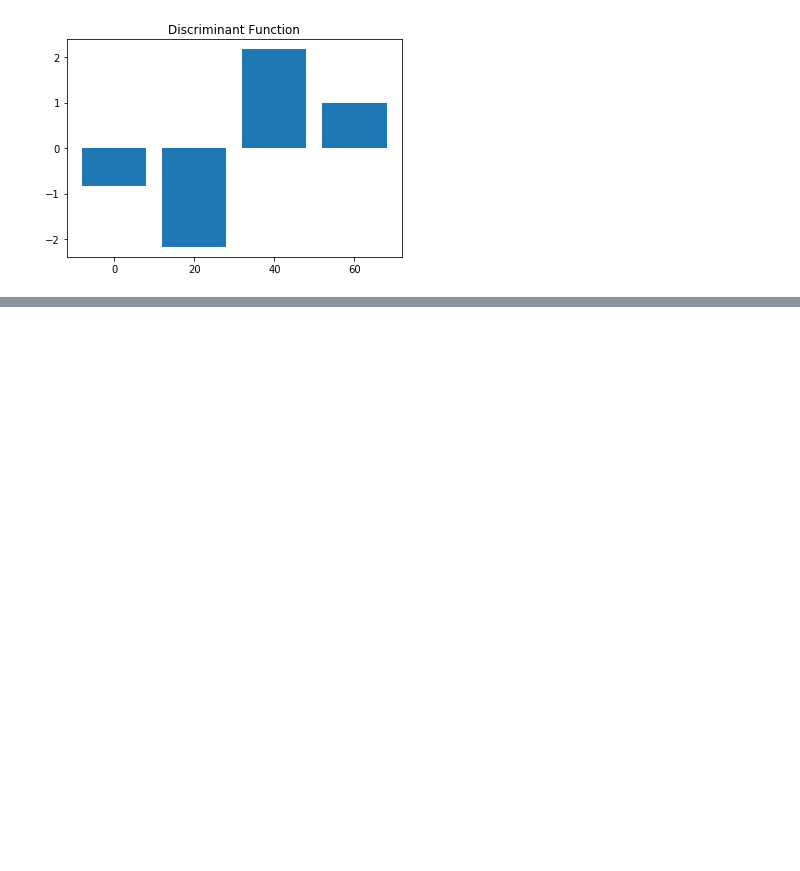
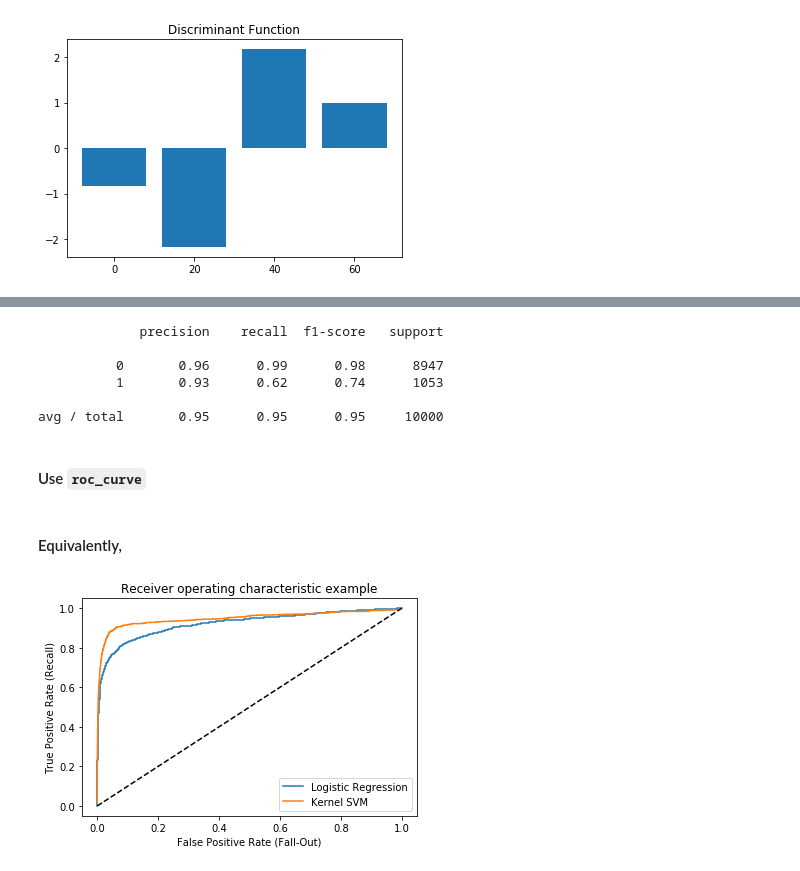
Before and after one commit to baegwangbin/TIL, a Jupyter notebook: Classification/3_Introduction.ipynb, the cells around one changed output, grey strips where cells are left out. Saved outputs shown, nothing was run; the diff lists cells and outputs as text; code cells hidden in the pictures; blank space fills up the shorter version.

```diff
--- a/Classification/3_Introduction.ipynb
+++ b/Classification/3_Introduction.ipynb
@@ -287,0 +441,13 @@ plt.show()
+# %%
+from sklearn.datasets import make_classification
+
+X, y = make_classification(n_samples=10000, weights=[0.9, 0.1], random_state=1)
+# %%
+from sklearn.linear_model import LogisticRegression
+from sklearn.svm import SVC
+
+model1 = LogisticRegression().fit(X, y)
+y_hat1 = model1.predict(X)
+
+model2 = SVC(gamma=0.0026, C=10, probability=True).fit(X, y)
+y_hat2 = model2.predict(X)
@@ -287,0 +473,11 @@ plt.show()
+# %%
+print(classification_report(y, model2.predict(X)))
+# %% [output]
+             precision    recall  f1-score   support
+
+          0       0.96      0.99      0.98      8947
+          1       0.93      0.62      0.74      1053
+
+avg / total       0.95      0.95      0.95     10000
+# %% [markdown]
+#### Use `roc_curve`
@@ -287,0 +489,16 @@ plt.show()
+# %% [markdown]
+#### Equivalently,
+# %%
+fpr1, tpr1, thresholds1 = roc_curve(y, model1.predict_proba(X)[:, 1])
+fpr2, tpr2, thresholds1 = roc_curve(y, model2.predict_proba(X)[:, 1])
+# %%
+plt.plot(fpr1, tpr1, label="Logistic Regression")
+plt.plot(fpr2, tpr2, label="Kernel SVM")
+plt.legend()
+plt.plot([0, 1], [0, 1], 'k--', label="random guess")
+plt.xlabel('False Positive Rate (Fall-Out)')
+plt.ylabel('True Positive Rate (Recall)')
+plt.title('Receiver operating characteristic example')
+plt.show()
+# %% [output]
+[figure, added]
```
Also changed, not shown: parts of 33 cells of this notebook.
